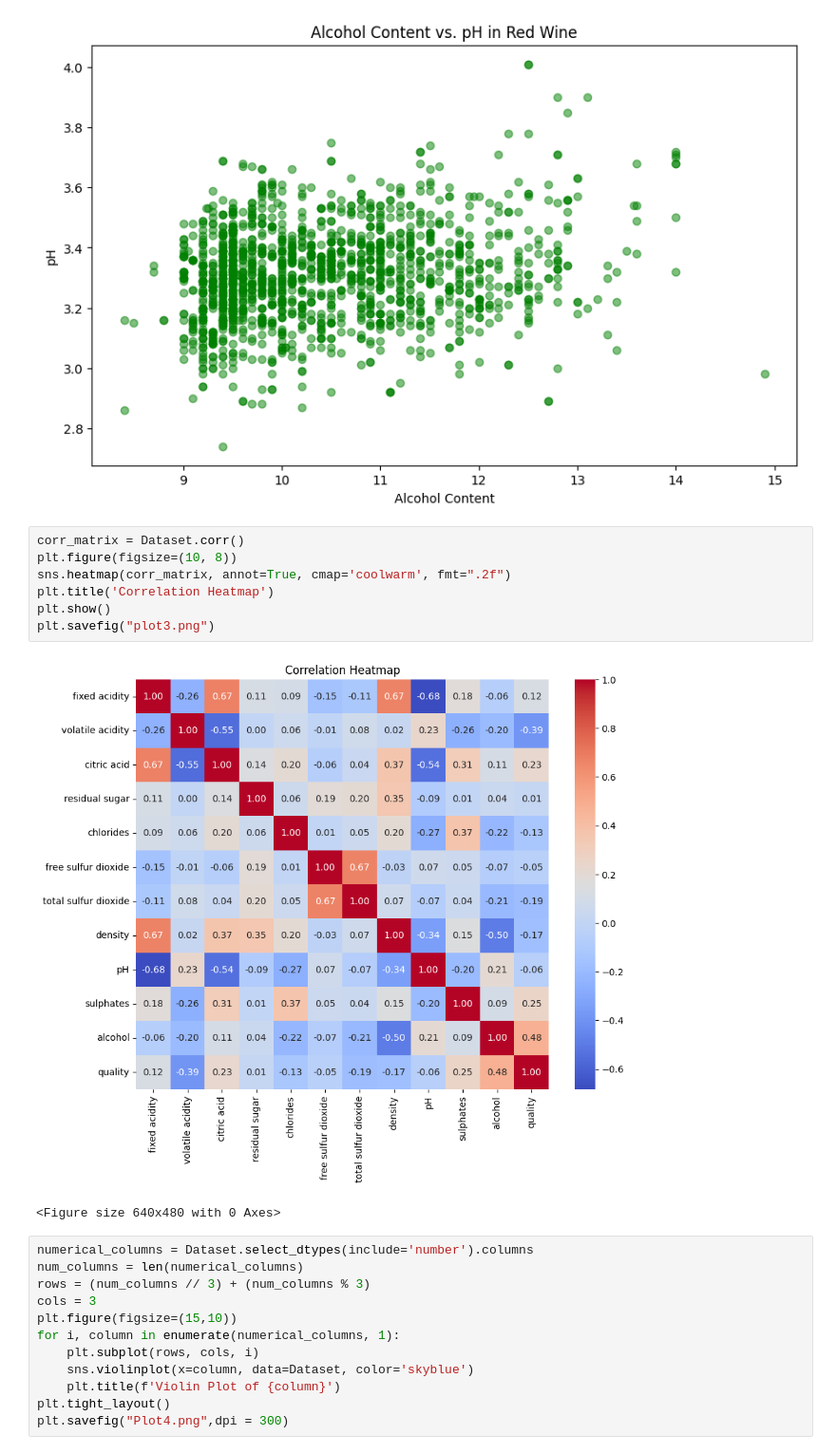
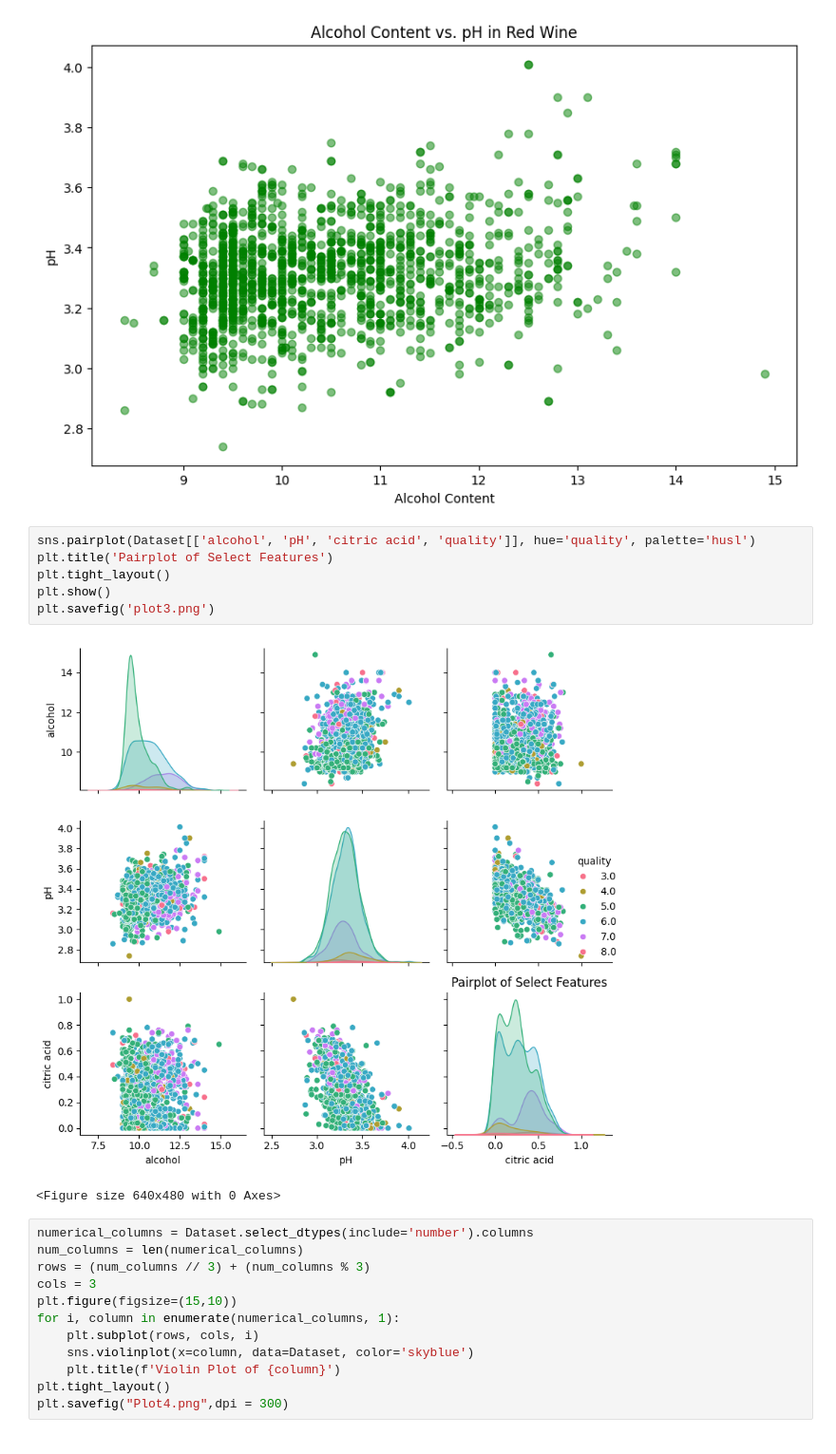
Before and after one commit to Giffah/Data-Analysis-Project-11069723, a Jupyter notebook: Alexander Giffah.ipynb, the cells around one changed output. Shown: that part at 95% size. Saved outputs shown, nothing was run; the diff lists cells and outputs as text.

Commit message:
made few edit to plots

```diff
--- a/Alexander Giffah.ipynb
+++ b/Alexander Giffah.ipynb
@@ -114,14 +114,13 @@ plt.savefig("plot2.png")
 # %% [output]
 [figure]
 # %%
-corr_matrix = Dataset.corr()
-plt.figure(figsize=(10, 8))
-sns.heatmap(corr_matrix, annot=True, cmap='coolwarm', fmt=".2f")
-plt.title('Correlation Heatmap')
+sns.pairplot(Dataset[['alcohol', 'pH', 'citric acid', 'quality']], hue='quality', palette='husl')
+plt.title('Pairplot of Select Features')
+plt.tight_layout()
 plt.show()
-plt.savefig("plot3.png")
+plt.savefig('plot3.png')
 # %% [output]
-[figure, old version]
+[figure, new version]
 <Figure size 640x480 with 0 Axes>
 # %%
 numerical_columns = Dataset.select_dtypes(include='number').columns
```
Also changed, not shown: parts of 2 cells of this notebook.
